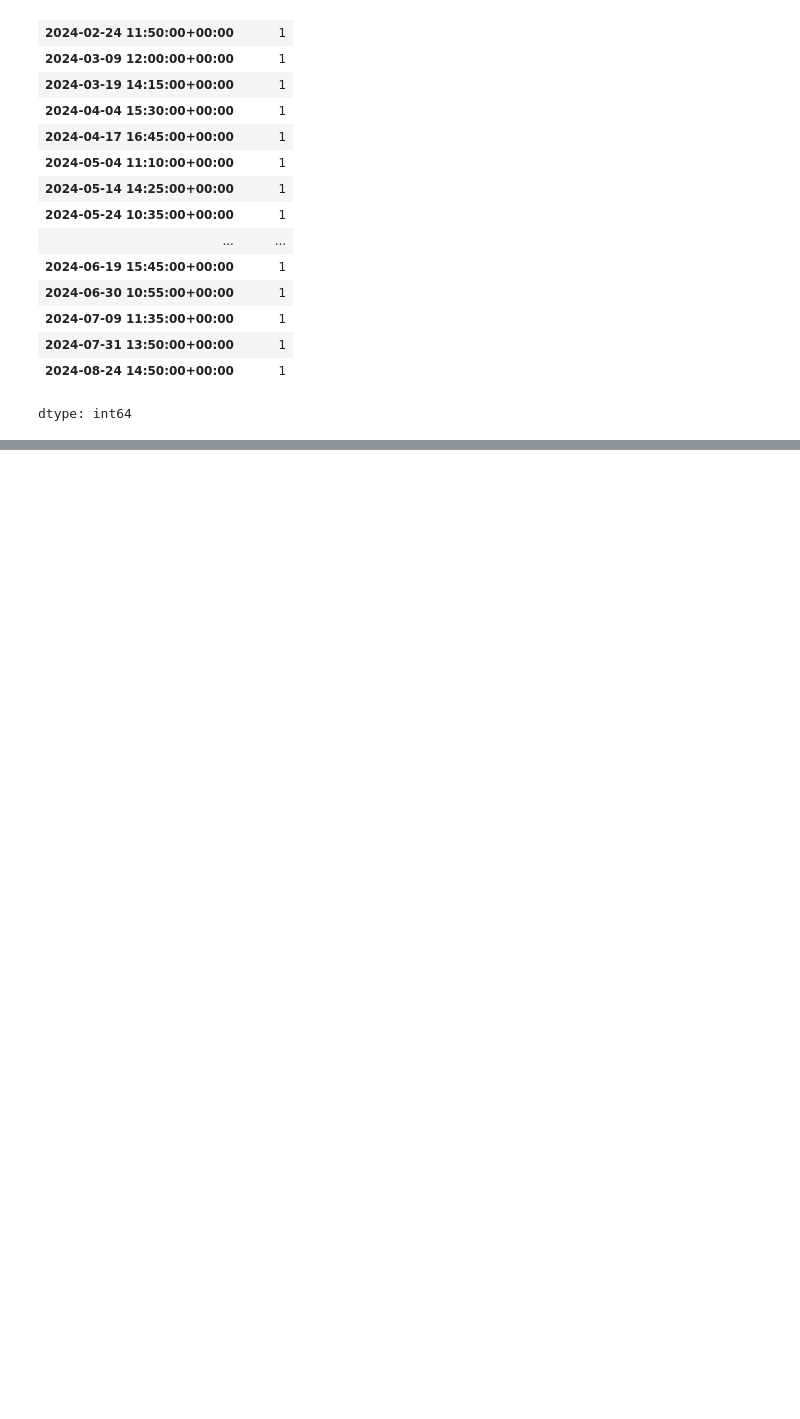
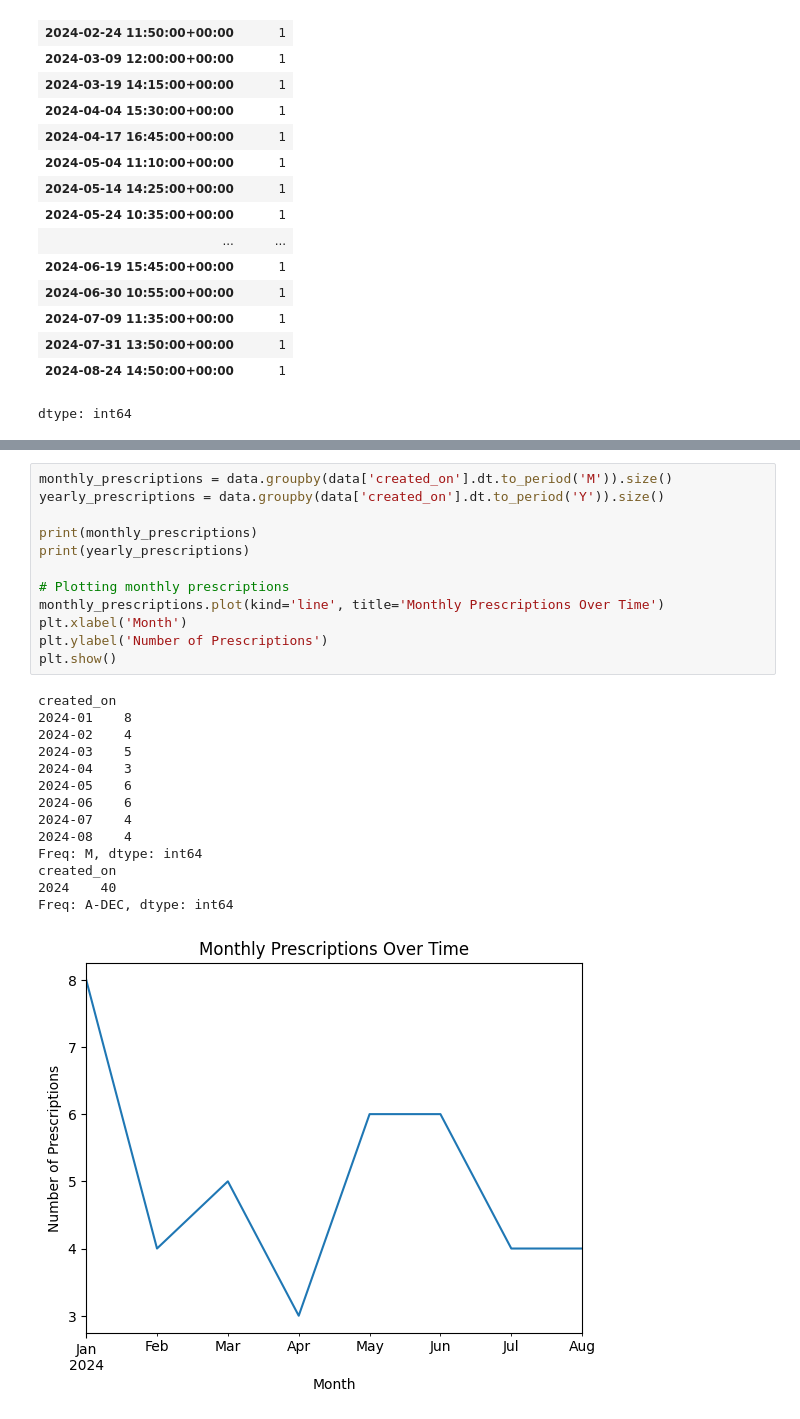
Before and after one commit to ishantk/PythonGW2024, a Jupyter notebook: Gw2024PDS1_Data_Analysis.ipynb, the cells around one changed output, grey strips where cells are left out. Cells and saved outputs as stored; diff of their text form; blank space fills up the shorter version.

```diff
--- a/Gw2024PDS1_Data_Analysis.ipynb
+++ b/Gw2024PDS1_Data_Analysis.ipynb
@@ -138,0 +194,27 @@ dtype: int64
+# %%
+monthly_prescriptions = data.groupby(data['created_on'].dt.to_period('M')).size()
+yearly_prescriptions = data.groupby(data['created_on'].dt.to_period('Y')).size()
+
+print(monthly_prescriptions)
+print(yearly_prescriptions)
+
+# Plotting monthly prescriptions
+monthly_prescriptions.plot(kind='line', title='Monthly Prescriptions Over Time')
+plt.xlabel('Month')
+plt.ylabel('Number of Prescriptions')
+plt.show()
+# %% [output]
+created_on
+2024-01    8
+2024-02    4
+2024-03    5
+2024-04    3
+2024-05    6
+2024-06    6
+2024-07    4
+2024-08    4
+Freq: M, dtype: int64
+created_on
+2024    40
+Freq: A-DEC, dtype: int64
+[figure, added]
```
Also changed, not shown: parts of 4 cells of this notebook.
